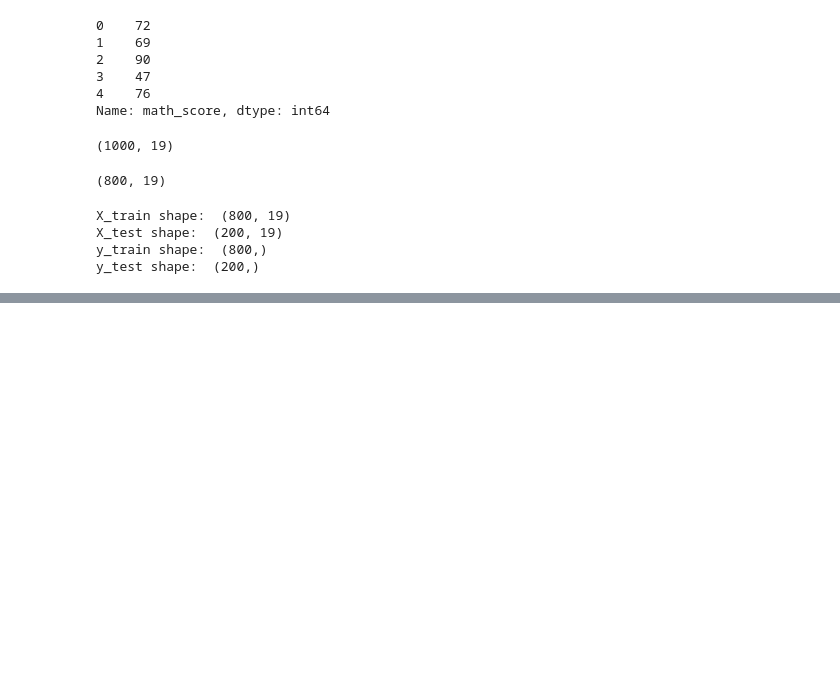
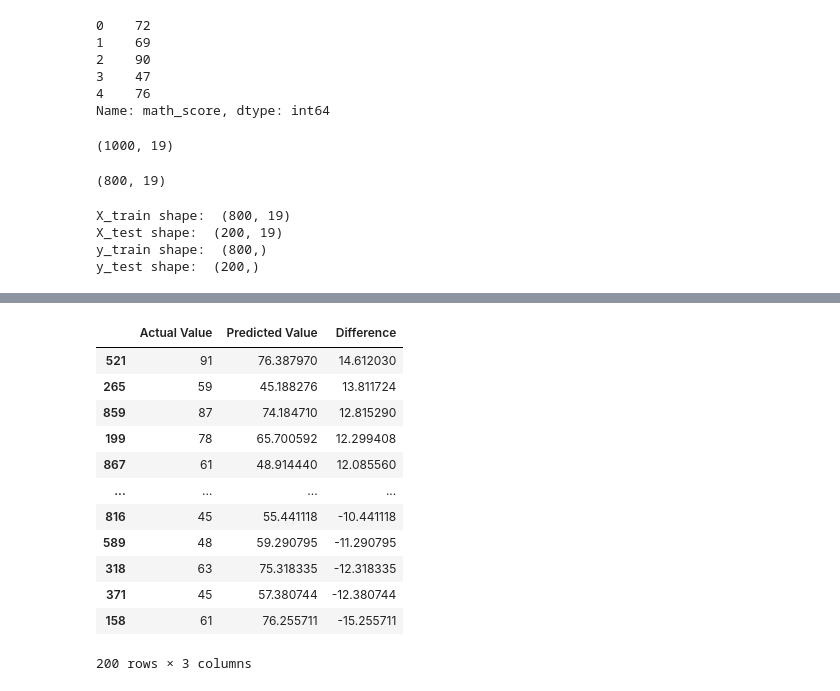
Before and after one commit to bc0537/mlproject, a Jupyter notebook: notebook/MODEL_TRAINING.ipynb, the cells around one changed output, grey strips where cells are left out. Cells and saved outputs as stored; diff of their text form; code cells hidden in the pictures; blank space fills up the shorter version.

```diff
--- a/notebook/MODEL_TRAINING.ipynb
+++ b/notebook/MODEL_TRAINING.ipynb
@@ -175,0 +226,18 @@ ValueError: too many values to unpack (expected 3)
+# %%
+pred_df=pd.DataFrame({"Actual Value":y_test,"Predicted Value":y_pred,"Difference":y_test-y_pred}).sort_values(by=["Difference"],ascending=False)
+
+pred_df
+# %% [output]
+|  | Actual Value | Predicted Value | Difference |
+| 521 | 91 | 76.387970 | 14.612030 |
+| 265 | 59 | 45.188276 | 13.811724 |
+| 859 | 87 | 74.184710 | 12.815290 |
+| 199 | 78 | 65.700592 | 12.299408 |
+| 867 | 61 | 48.914440 | 12.085560 |
+| ... | ... | ... | ... |
+| 816 | 45 | 55.441118 | -10.441118 |
+| 589 | 48 | 59.290795 | -11.290795 |
+| 318 | 63 | 75.318335 | -12.318335 |
+| 371 | 45 | 57.380744 | -12.380744 |
+| 158 | 61 | 76.255711 | -15.255711 |
+200 rows × 3 columns
```
Also changed, not shown: parts of 5 cells of this notebook, 6 other files.
